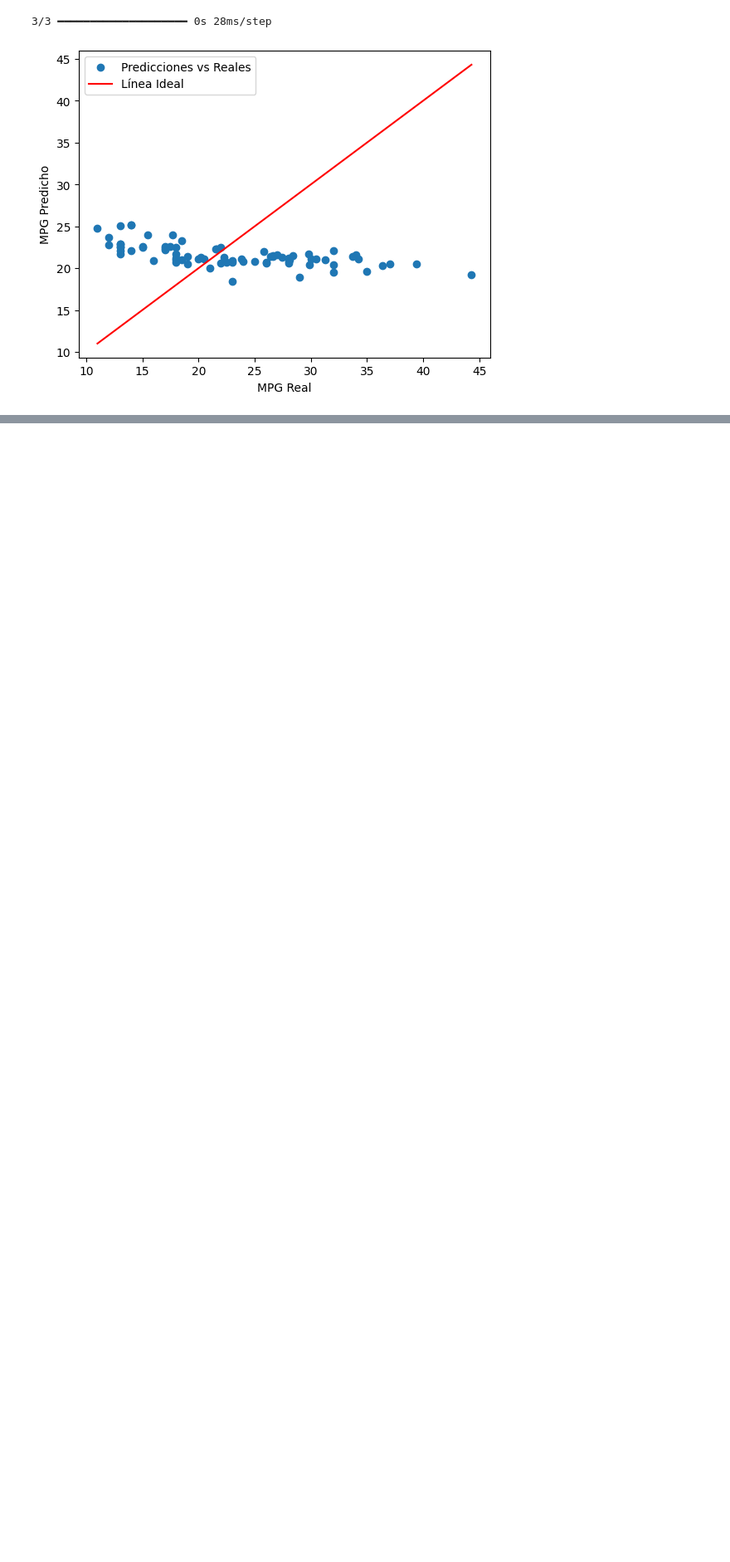
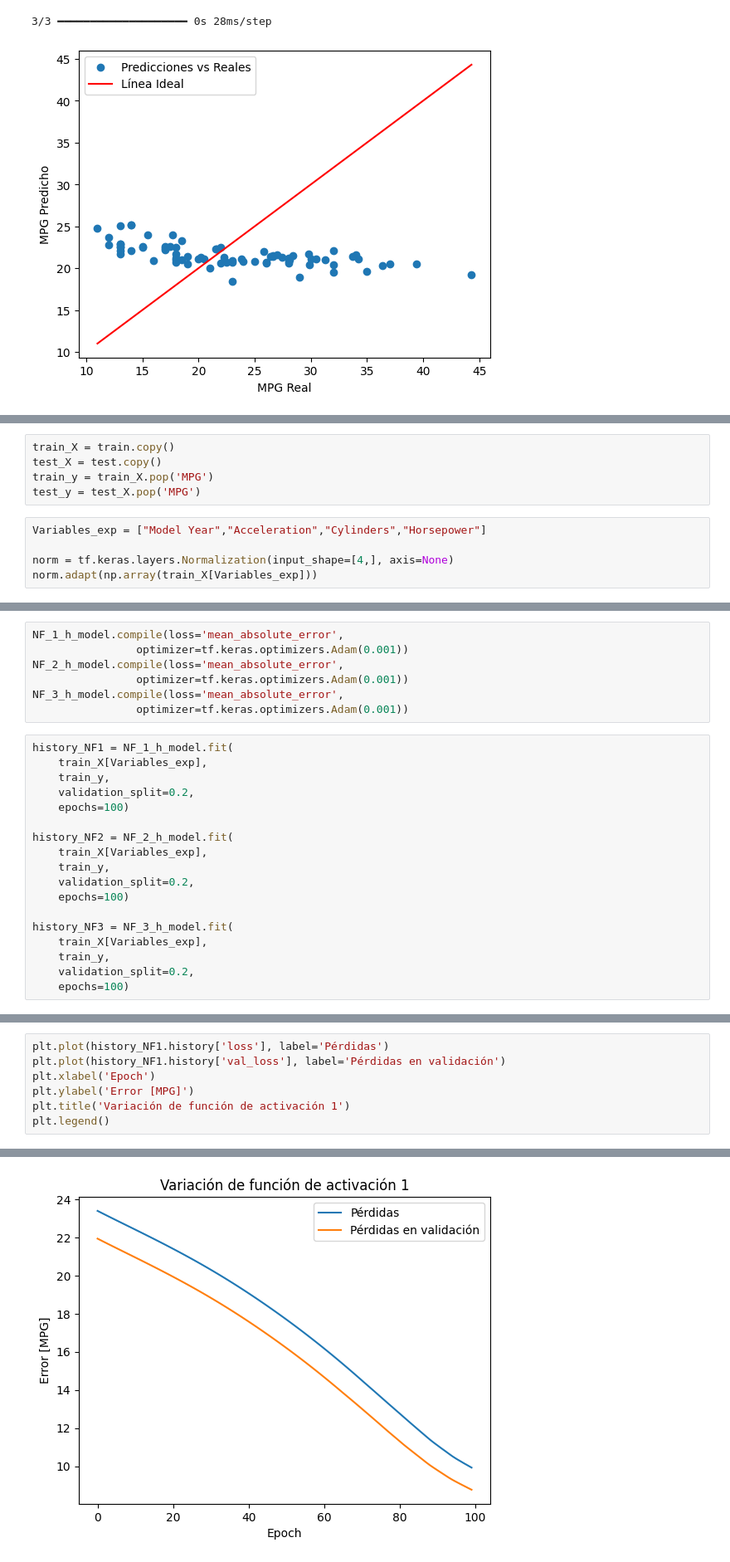
Before and after one commit to EstebanLN/Taller_5_Acpt, a Jupyter notebook: SoporteTaller5.ipynb, the cells around one changed output, grey strips where cells are left out. Shown at 83% size. Cells and saved outputs as stored; diff of their text form; blank space fills up the shorter version.

```diff
--- a/SoporteTaller5.ipynb
+++ b/SoporteTaller5.ipynb
@@ -631,0 +646,10 @@ test_res_NN3
+# %%
+train_X = train.copy()
+test_X = test.copy()
+train_y = train_X.pop('MPG')
+test_y = test_X.pop('MPG')
+# %%
+Variables_exp = ["Model Year","Acceleration","Cylinders","Horsepower"]
+
+norm = tf.keras.layers.Normalization(input_shape=[4,], axis=None)
+norm.adapt(np.array(train_X[Variables_exp]))
@@ -631,0 +672,25 @@ test_res_NN3
+# %%
+NF_1_h_model.compile(loss='mean_absolute_error',
+                optimizer=tf.keras.optimizers.Adam(0.001))
+NF_2_h_model.compile(loss='mean_absolute_error',
+                optimizer=tf.keras.optimizers.Adam(0.001))
+NF_3_h_model.compile(loss='mean_absolute_error',
+                optimizer=tf.keras.optimizers.Adam(0.001))
+# %%
+history_NF1 = NF_1_h_model.fit(
+    train_X[Variables_exp],
+    train_y,
+    validation_split=0.2,
+    epochs=100)
+
+history_NF2 = NF_2_h_model.fit(
+    train_X[Variables_exp],
+    train_y,
+    validation_split=0.2,
+    epochs=100)
+
+history_NF3 = NF_3_h_model.fit(
+    train_X[Variables_exp],
+    train_y,
+    validation_split=0.2,
+    epochs=100)
@@ -631,0 +715,8 @@ test_res_NN3
+# %%
+plt.plot(history_NF1.history['loss'], label='Pérdidas')
+plt.plot(history_NF1.history['val_loss'], label='Pérdidas en validación')
+plt.xlabel('Epoch')
+plt.ylabel('Error [MPG]')
+plt.title('Variación de función de activación 1')
+plt.legend()
+# %% [output]
@@ -631,0 +724 @@ test_res_NN3
+[figure, added]
```
Also changed, not shown: parts of 38 cells of this notebook.
